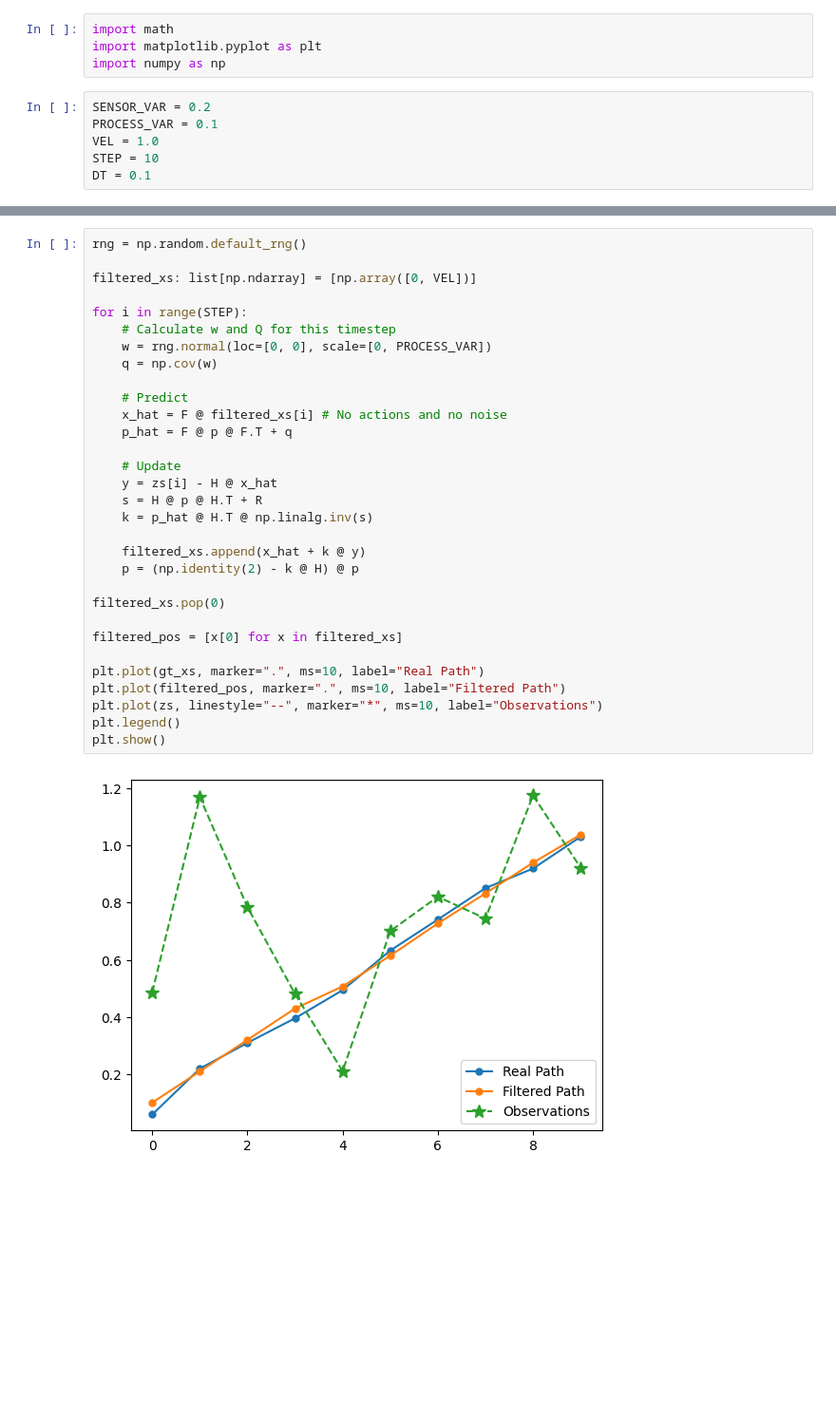
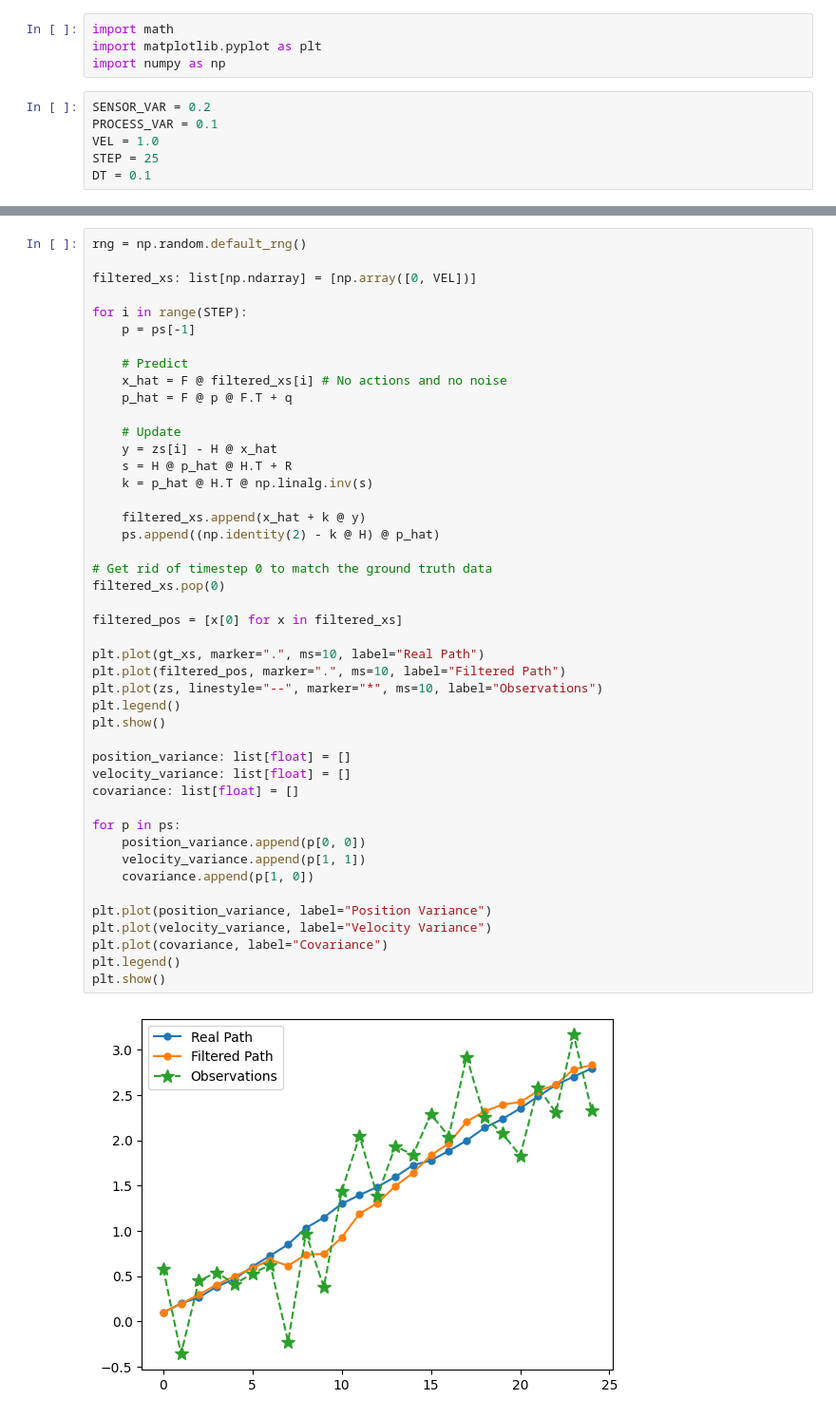
Before and after one commit to joloujo/probo_assignments, a Jupyter notebook: src/day8/exercise3.ipynb, the cells around one changed output, grey strips where cells are left out. Shown at 95% size. Drawn from its saved outputs; the diff is of its cells as text; blank space fills up the shorter version.

```diff
--- a/src/day8/exercise3.ipynb
+++ b/src/day8/exercise3.ipynb
@@ -6,7 +6,7 @@ import numpy as np
 SENSOR_VAR = 0.2
 PROCESS_VAR = 0.1
 VEL = 1.0
-STEP = 10
+STEP = 25
 DT = 0.1
 # %%
 def simulate_realworld_neato(sensor_var, process_var, vel=1.0, step=1, dt=1.):
@@ -56,33 +74,47 @@ R = np.array([[SENSOR_VAR]])
 # %%
 rng = np.random.default_rng()
 
 filtered_xs: list[np.ndarray] = [np.array([0, VEL])]
 
 for i in range(STEP):
-    # Calculate w and Q for this timestep
-    w = rng.normal(loc=[0, 0], scale=[0, PROCESS_VAR])
-    q = np.cov(w)
+    p = ps[-1]
 
     # Predict
     x_hat = F @ filtered_xs[i] # No actions and no noise
     p_hat = F @ p @ F.T + q
 
     # Update
     y = zs[i] - H @ x_hat
-    s = H @ p @ H.T + R
+    s = H @ p_hat @ H.T + R
     k = p_hat @ H.T @ np.linalg.inv(s)
 
     filtered_xs.append(x_hat + k @ y)
-    p = (np.identity(2) - k @ H) @ p
+    ps.append((np.identity(2) - k @ H) @ p_hat)
 
+# Get rid of timestep 0 to match the ground truth data
 filtered_xs.pop(0)
 
 filtered_pos = [x[0] for x in filtered_xs]
 
 plt.plot(gt_xs, marker=".", ms=10, label="Real Path")
 plt.plot(filtered_pos, marker=".", ms=10, label="Filtered Path")
 plt.plot(zs, linestyle="--", marker="*", ms=10, label="Observations")
 plt.legend()
 plt.show()
+
+position_variance: list[float] = []
+velocity_variance: list[float] = []
+covariance: list[float] = []
+
+for p in ps:
+    position_variance.append(p[0, 0])
+    velocity_variance.append(p[1, 1])
+    covariance.append(p[1, 0])
+
+plt.plot(position_variance, label="Position Variance")
+plt.plot(velocity_variance, label="Velocity Variance")
+plt.plot(covariance, label="Covariance")
+plt.legend()
+plt.show()
 # %% [output]
-[figure, old version]
+[figure, new version]
```
Also changed, not shown: parts of 4 cells of this notebook.
